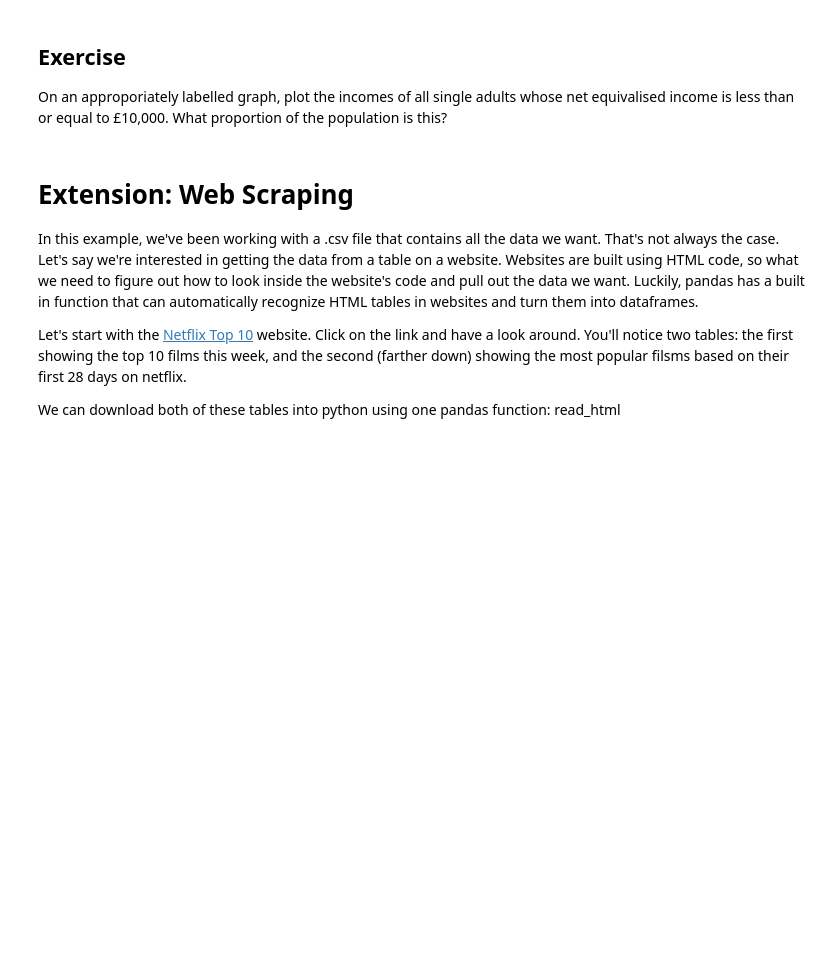
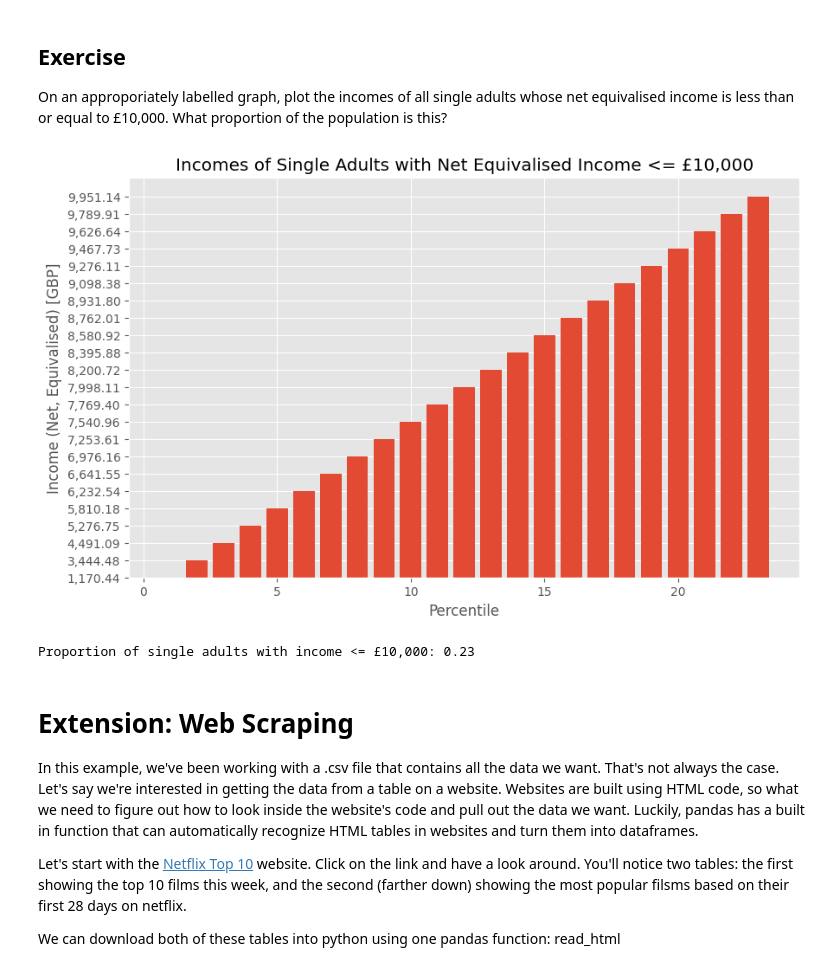
Before and after one commit to Josephmdlv/QM2-1, a Jupyter notebook: notebooks/W02. Pandas.ipynb, the cells around one changed output. Cells and saved outputs as stored; diff of their text form; code cells hidden in the pictures; blank space fills up the shorter version.

```diff
--- a/notebooks/W02. Pandas.ipynb
+++ b/notebooks/W02. Pandas.ipynb
@@ -428,6 +428,25 @@ We won't dwell on comparative operative, here we've used ">" to mean "is greater
 # %% [markdown]
 ## Exercise
 On an approporiately labelled graph, plot the incomes of all single adults whose net equivalised income is less than or equal to £10,000. What proportion of the population is this?
+# %%
+# Select the relevant data
+single_adults_low_income = income[(income['Single adult'] != '-') & (income['Single adult'].str.replace(',', '').astype(float) <= 10000)]
+
+# Create the plot
+plt.figure(figsize=(10, 6))  # Adjust figure size as needed
+plt.bar(single_adults_low_income.index, single_adults_low_income['Single adult'])
+plt.title('Incomes of Single Adults with Net Equivalised Income <= £10,000')
+plt.xlabel('Percentile')
+plt.ylabel('Income (Net, Equivalised) [GBP]')
+plt.show()
+
+# Calculate the proportion
+total_single_adults = len(income[income['Single adult'] != '-'])
+proportion = len(single_adults_low_income) / total_single_adults
+print(f"Proportion of single adults with income <= £10,000: {proportion:.2f}")
+# %% [output]
+[figure, added]
+Proportion of single adults with income <= £10,000: 0.23
 # %% [markdown]
 # Extension: Web Scraping
 
```
Also changed, not shown: parts of 1 cell of this notebook.
